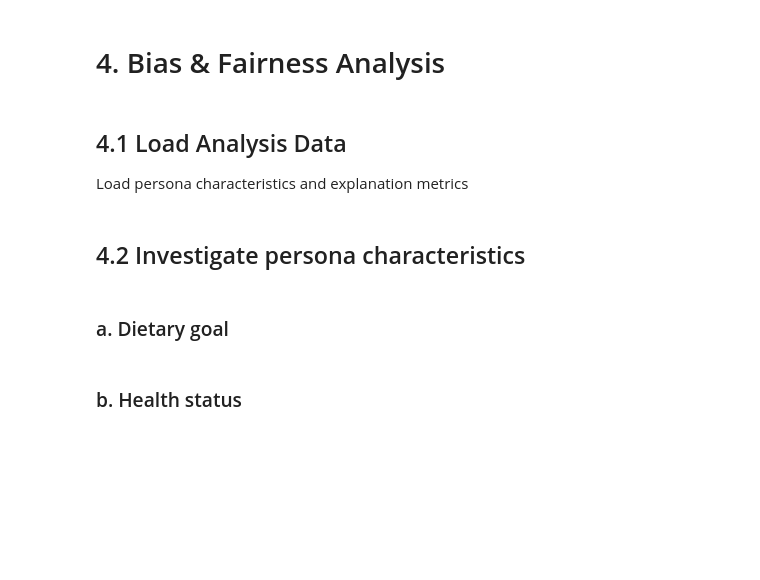
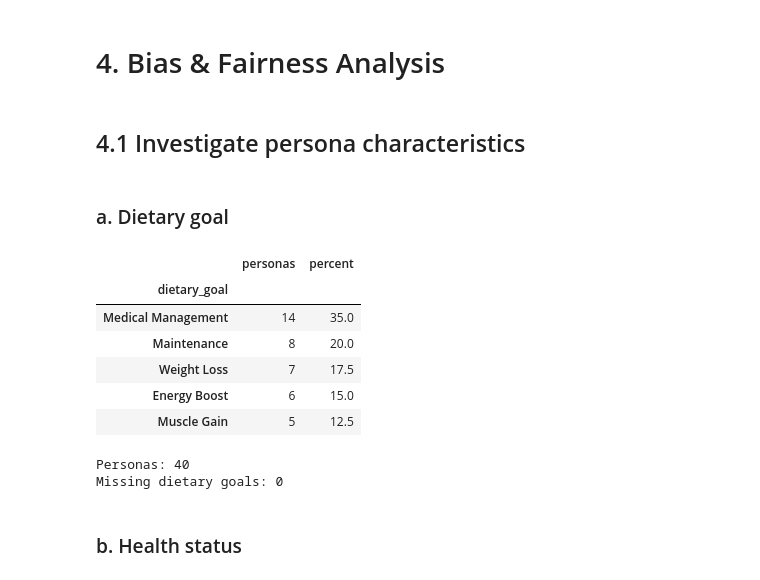
Before and after one commit to lay-animals-projects/food-recommender-evaluation, a Jupyter notebook: notebooks/bias_n_fairness.ipynb, the cells around one changed output. Saved outputs shown, nothing was run; the diff lists cells and outputs as text; code cells hidden in the pictures; blank space fills up the shorter version.

```diff
--- a/notebooks/bias_n_fairness.ipynb
+++ b/notebooks/bias_n_fairness.ipynb
@@ -0,0 +41,14 @@
+# %%
+import json
+from pathlib import Path
+
+import matplotlib.pyplot as plt
+import numpy as np
+import pandas as pd
+import spacy
+from spacy.tokens import DocBin
+
+project_dir = Path("/content/drive/MyDrive/XFoodRec_Project_Data")
+data_dir = project_dir / "raw"
+processed_dir = project_dir / "processed"
+persona_path = data_dir / "personas.json"
@@ -1,12 +98,48 @@
 # %% [markdown]
 # 4. Bias & Fairness Analysis
-# %% [markdown]
-## 4.1 Load Analysis Data
-
-Load persona characteristics and explanation metrics
 # %% [markdown]
-## 4.2 Investigate persona characteristics
+## 4.1 Investigate persona characteristics
 # %% [markdown]
 ### a. Dietary goal
+# %%
+personas_df = pd.json_normalize(personas).rename(
+    columns={"id": "persona_id"}
+)
+
+assert personas_df["persona_id"].is_unique, "duplicate persona ids"
+
+# keep the original goal
+personas_df["dietary_goal"] = (
+    personas_df["profile.dietary_goal"]
+    .astype("string")
+    .str.strip()
+    .replace("", pd.NA)
+)
+
+goal_summary = (
+    personas_df["dietary_goal"]
+    .fillna("missing")
+    .value_counts()
+    .rename_axis("dietary_goal")
+    .to_frame("personas")
+)
+
+goal_summary["percent"] = (
+    100 * goal_summary["personas"] / len(personas_df)
+).round(1)
+
+display(goal_summary)
+print("\nPersonas:", len(personas_df))
+print("Missing dietary goals:", personas_df["dietary_goal"].isna().sum())
+# %% [output]
+|  | personas | percent |
+| dietary_goal |  |  |
+| Medical Management | 14 | 35.0 |
+| Maintenance | 8 | 20.0 |
+| Weight Loss | 7 | 17.5 |
+| Energy Boost | 6 | 15.0 |
+| Muscle Gain | 5 | 12.5 |
+Personas: 40
+Missing dietary goals: 0
 # %% [markdown]
 ### b. Health status
```
Also changed, not shown: parts of 22 cells of this notebook.
